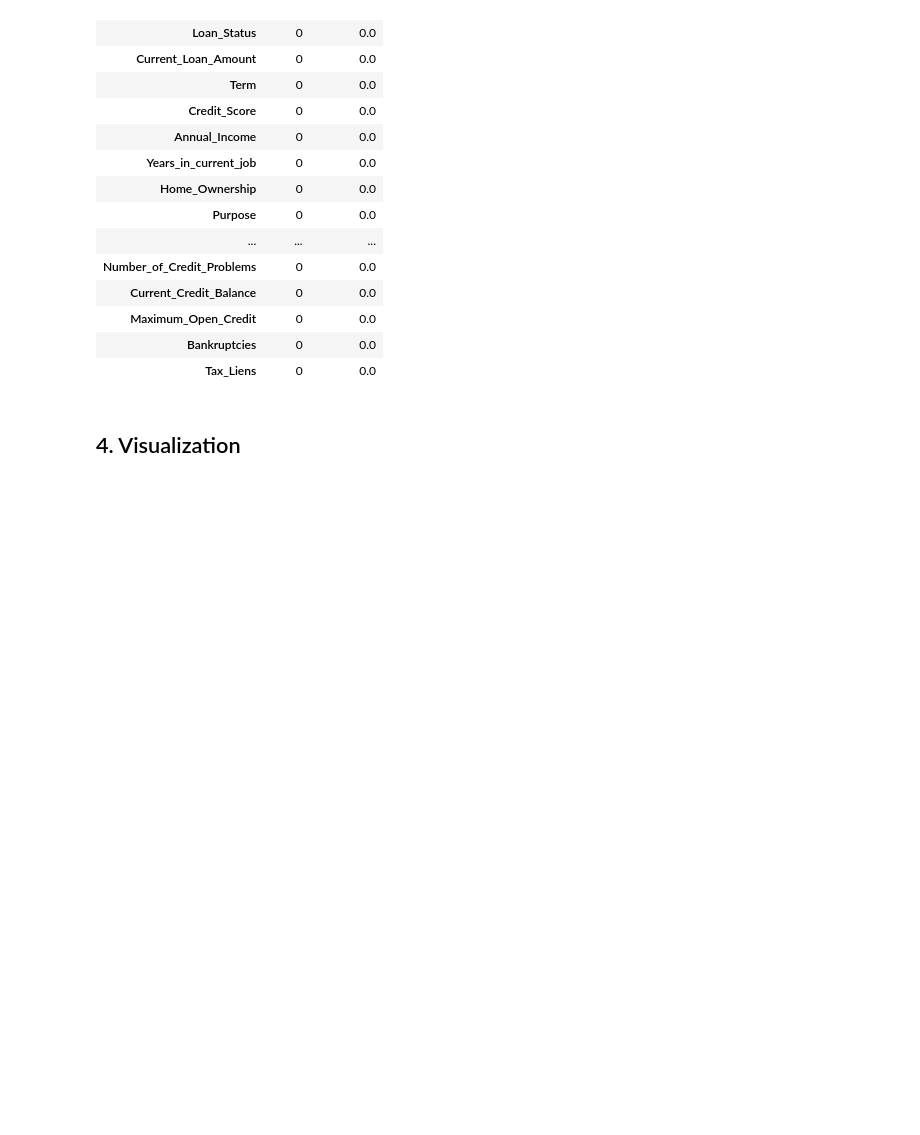
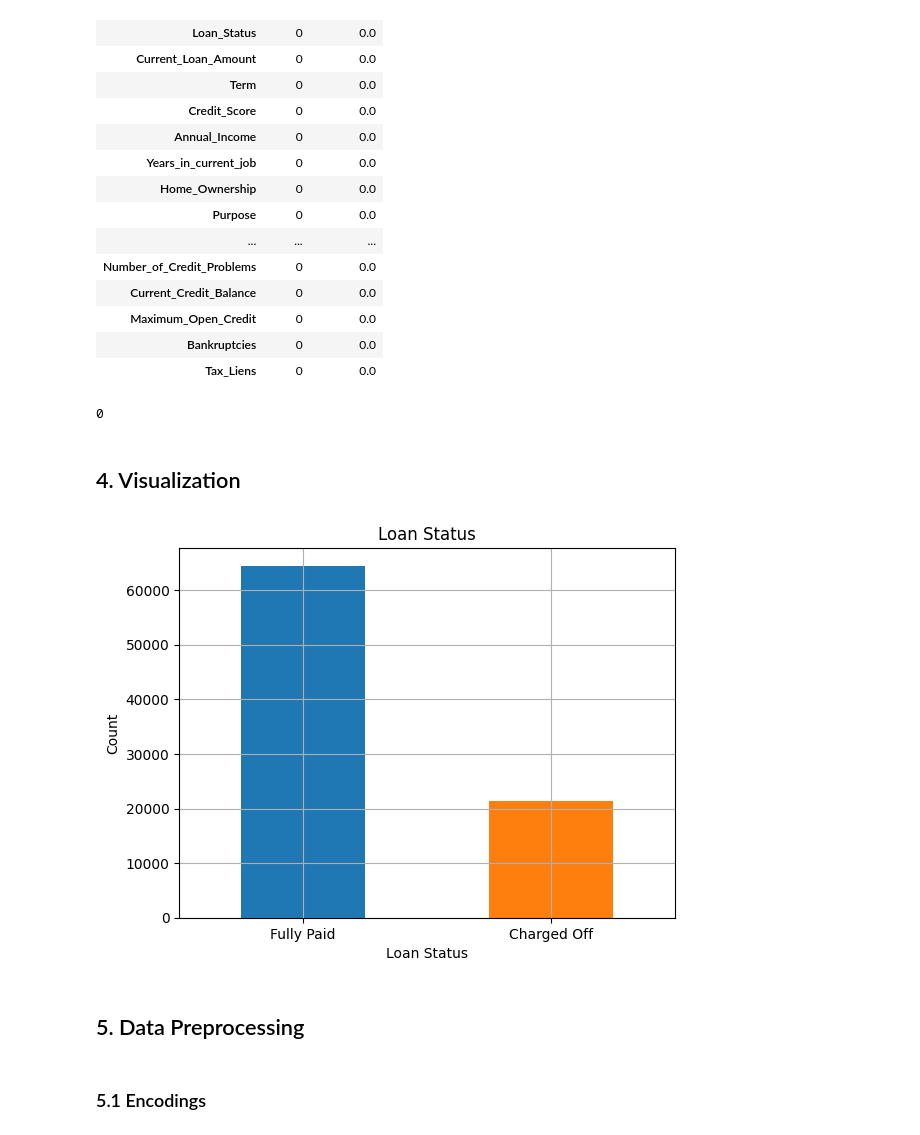
Before and after one commit to RaflyQowi/End-to-End-Loan-Status-Classification, a Jupyter notebook: research/EDA.ipynb, the cells around one changed output. Saved outputs shown, nothing was run; the diff lists cells and outputs as text; code cells hidden in the pictures; blank space fills up the shorter version.

Commit message:
added data transformation

```diff
--- a/research/EDA.ipynb
+++ b/research/EDA.ipynb
@@ -213,7 +213,7 @@ result
 | Bankruptcies | 191 | 0.21 | Drop Null Values |
 | Tax_Liens | 10 | 0.01 | Drop Null Values |
 # %%
-def identify_missing_strategies_optimized(df, identifier, drop_threshold=50, imputation_threshold=10):
+def identify_missing_strategies_optimized(df, drop_threshold=50, imputation_threshold=10):
     # Count missing values
     missing_counts = df.isnull().sum()
 
@@ -240,0 +239,4 @@ df.drop(drop_feature_columns, axis=1, inplace=True)
+# %%
+df.drop(drop_feature_columns, axis=1, inplace=True)
+numeric_features = [x for x in numeric_features if x not in drop_feature_columns]
+categorical_features = [x for x in categorical_features if x not in drop_feature_columns]
@@ -306,5 +321,24 @@ pd.concat(
 | Maximum_Open_Credit | 0 | 0.0 |
 | Bankruptcies | 0 | 0.0 |
 | Tax_Liens | 0 | 0.0 |
+# %%
+df.isnull().sum().sum()
+# %% [output]
+0
 # %% [markdown]
 ## 4. Visualization
+# %%
+df['Loan_Status'].value_counts().plot(kind='bar',
+                                      title='Loan Status',
+                                      ylabel='Count',
+                                      xlabel='Loan Status',
+                                      color=['#1f77b4', '#ff7f0e'],
+                                      rot = 0,
+                                      grid=True)
+plt.show()
+# %% [output]
+[figure, added]
+# %% [markdown]
+## 5. Data Preprocessing
+# %% [markdown]
+### 5.1 Encodings
```
Also changed, not shown: parts of 17 cells of this notebook, 9 other files.
